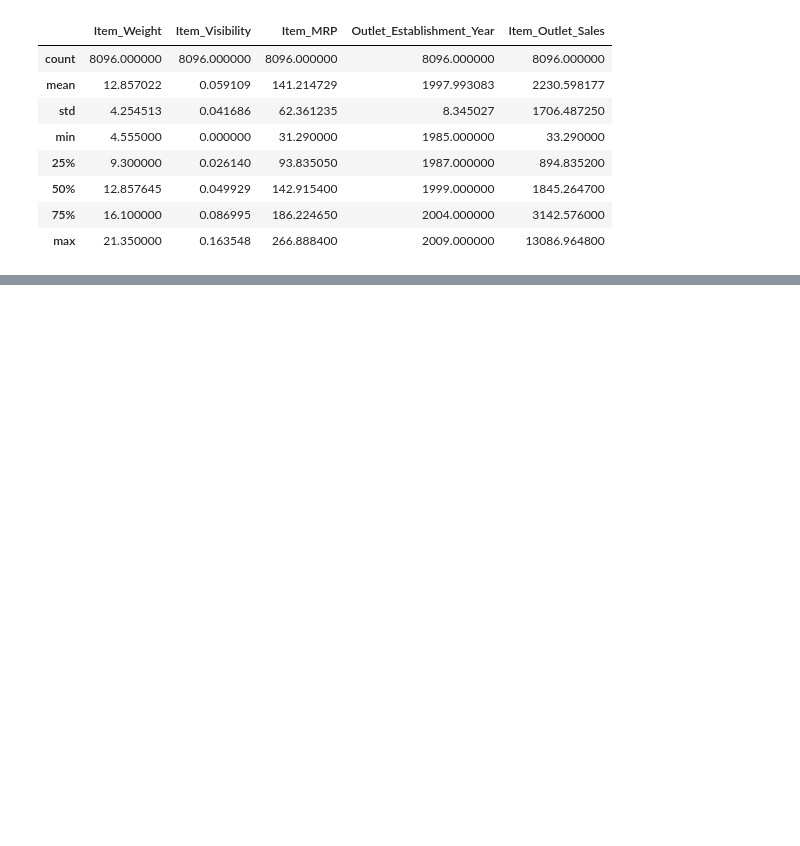
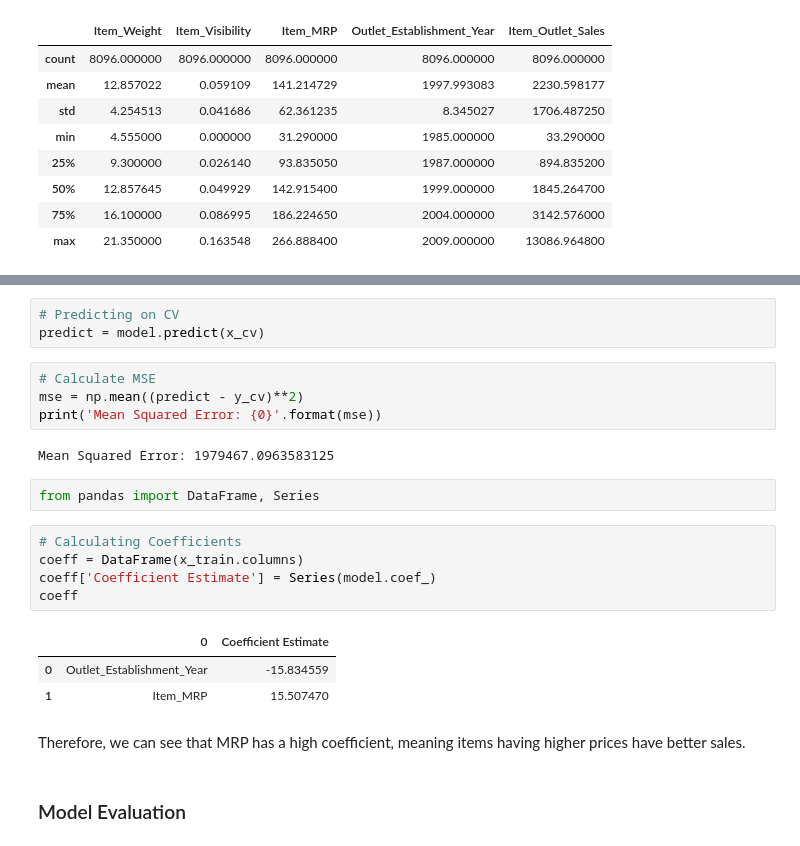
Before and after one commit to agarwal-peeush/Learning, a Jupyter notebook: ML/BigMartSalesProblem/BigMartSales_Solution.ipynb, the cells around one changed output, grey strips where cells are left out. Cells and saved outputs as stored; diff of their text form; blank space fills up the shorter version.

```diff
--- a/ML/BigMartSalesProblem/BigMartSales_Solution.ipynb
+++ b/ML/BigMartSalesProblem/BigMartSales_Solution.ipynb
@@ -490,0 +508,24 @@ train.describe()
+# %%
+# Predicting on CV
+predict = model.predict(x_cv)
+# %%
+# Calculate MSE
+mse = np.mean((predict - y_cv)**2)
+print('Mean Squared Error: {0}'.format(mse))
+# %% [output]
+Mean Squared Error: 1979467.0963583125
+# %%
+from pandas import DataFrame, Series
+# %%
+# Calculating Coefficients
+coeff = DataFrame(x_train.columns)
+coeff['Coefficient Estimate'] = Series(model.coef_)
+coeff
+# %% [output]
+|  | 0 | Coefficient Estimate |
+| 0 | Outlet_Establishment_Year | -15.834559 |
+| 1 | Item_MRP | 15.507470 |
+# %% [markdown]
+Therefore, we can see that MRP has a high coefficient, meaning items having higher prices have better sales.
+# %% [markdown]
+### Model Evaluation
```
Also changed, not shown: parts of 23 cells of this notebook.
